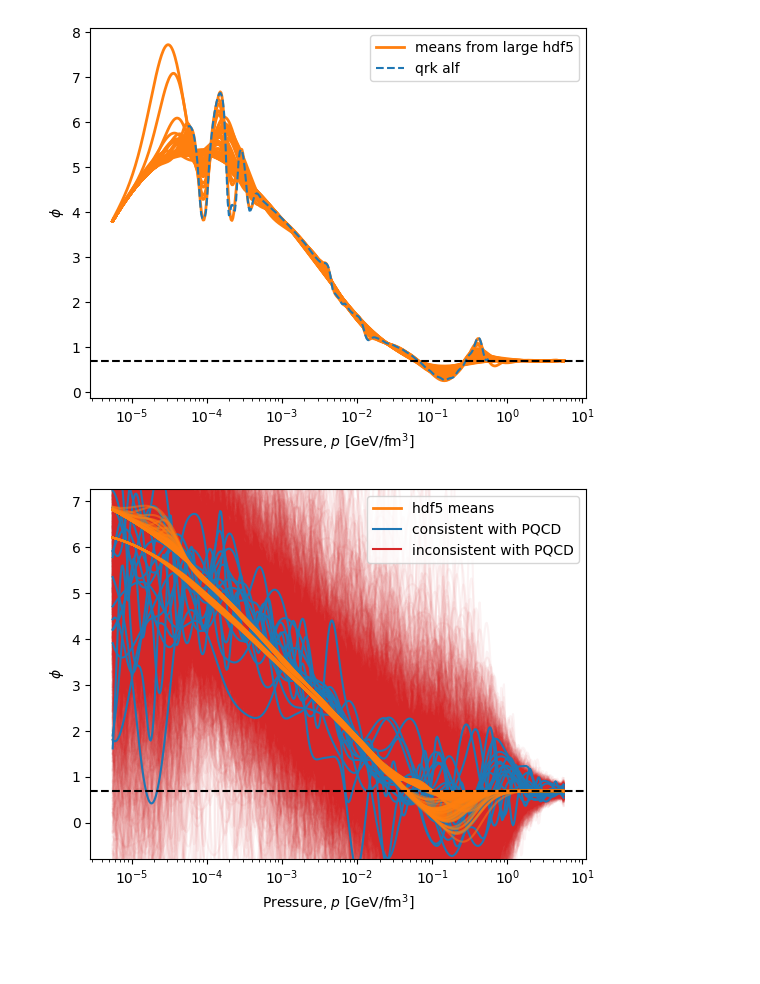
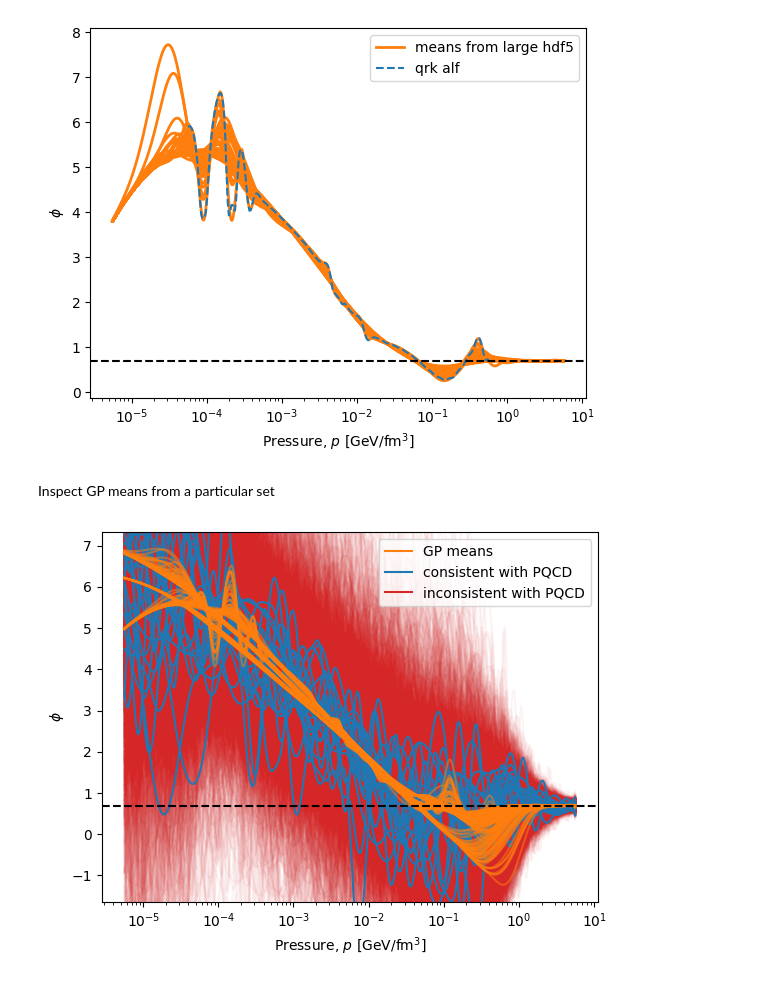
Before and after one commit to eliotfinch/pqcd, a Jupyter notebook: notebooks/inspect_gp_hdf5s.ipynb, the cells around one changed output. Cells and saved outputs as stored; diff of their text form; code cells hidden in the pictures; blank space fills up the shorter version.

```diff
--- a/notebooks/inspect_gp_hdf5s.ipynb
+++ b/notebooks/inspect_gp_hdf5s.ipynb
@@ -71,7 +75,7 @@ energy_density_mean = to_GeV_per_cubic_femtometre(eos[:, cols.index('energy_dens
 number_density_mean = to_nucleons_per_cubic_femtometre(eos[:, cols.index('baryon_density')])
 # %%
 sets = [2, 0, 1]
-N_samp = 1000
+N_samp = 10
 
 good_EOSs = {s: [] for s in sets}
 
@@ -103,7 +107,7 @@ for s in sets:
                     to_nucleons_per_cubic_femtometre(eos.baryon_density)/nsat,
                     to_GeV_per_cubic_femtometre(eos.pressurec2),
                     c='C3',
-                    alpha=0.05,
+                    alpha=0.1,
                     lw=1,
                     zorder=0.5
                 )
@@ -188,7 +194,7 @@ xlim = ax.get_xlim()
 ylim = ax.get_ylim()
 
 sets = [2, 0, 1]
-N_samp = 1000
+N_samp = 10
 
 good_EOSs = {s: [] for s in sets}
 
@@ -213,7 +219,7 @@ for s in sets:
                     to_nucleons_per_cubic_femtometre(eos.baryon_density)/nsat,
                     to_GeV_per_cubic_femtometre(eos.pressurec2),
                     c='C3',
-                    alpha=0.05,
+                    alpha=0.1,
                     lw=1,
                     zorder=0.5
                 )
@@ -373,11 +320,14 @@ _ = ax.set_ylabel(r'$\phi$')
 # %% [markdown]
 Perhaps we should be looking at the generated `hdf5` files, from which the EOSs are actually drawn.
 # %%
+# Here I generated EOSs using only qrk alf
+# ----------------------------------------
+
 gp_mean_dict = {}
 
 gp_mean_dict['qrk'] = {}
 
-hdf5_path = '../make-agnostic-processes/qrkagn/gpr_gpr_qrkagn.hdf5'
+hdf5_path = '../data/eos-draws-modified/05/gpr_gpr_qrkagn.hdf5'
 
 with h5py.File(hdf5_path, 'r') as f:
     for key in f.keys():
@@ -423,12 +373,15 @@ ax.set_xlabel(r'Pressure, $p$ [GeV/fm$^3$]')
 _ = ax.set_ylabel(r'$\phi$')
 # %% [output]
 [figure]
+# %% [markdown]
+Inspect GP means from a particular set
 # %%
+set = 6
 gp_mean_dict = {}
 
 for variety in ['had', 'hyp', 'qrk']:
 
-    hdf5_path = f'../make-agnostic-processes/{variety}agn/gpr_gpr_{variety}agn.hdf5'
+    hdf5_path = f'../data/eos-draws-modified/{set:02}/{variety}agn/gpr_gpr_{variety}agn.hdf5'
 
     gp_mean_dict[variety] = {}
 
@@ -446,65 +399,61 @@ for variety in ['had', 'hyp', 'qrk']:
 fig, ax = plt.subplots()
 ax.set_xscale('log')
 
-for variety in ['had', 'hyp']:
+for variety in ['had', 'hyp', 'qrk']:
     for key in gp_mean_dict[variety].keys():
-
         log_pressure, phi = gp_mean_dict[variety][key]
-
-        ax.plot(to_GeV_per_cubic_femtometre(np.exp(log_pressure)), phi, c='C1', zorder=3, alpha=0.5)
+        ax.plot(to_GeV_per_cubic_femtometre(np.exp(log_pressure)), phi, c='C1', zorder=2, alpha=0.5)
 
 xlim = ax.get_xlim()
 ylim = ax.get_ylim()
 
-sets = [0]
-N_samp = 1000
+N_samp = 2000
 
 pqcd_region_dict = pqcd.get_pqcd_region()
 
-for s in sets:
-    for variety in ['had', 'hyp', 'qrk']:
-        for ni in range(N_samp):
+for variety in ['had', 'hyp', 'qrk']:
+    for n in range(N_samp):
 
-            eos = pd.read_csv(f'../data/eos-draws-modified/{s:02}/{variety}agn/eos-draw-{ni:06}.csv')
+        eos = pd.read_csv(f'../data/eos-draws-modified/{set:02}/{variety}agn/DRAWmod1000-{int(n/1000):06}/eos-draw-{n:06}.csv')
 
-            if pqcd.consistent_with_pqcd(eos, pqcd_region_dict):
-                c='C0'
-                alpha=1
-                zorder=1
+        if pqcd.consistent_with_pqcd(eos, pqcd_region_dict):
+            c='C0'
+            alpha=1
+            zorder=1
 
-            else:
-                c='C3'
-                alpha=0.05
-                zorder=0.5
+        else:
+            c='C3'
+            alpha=0.05
+            zorder=0.5
 
-            gp = pd.read_csv(f'../data/eos-draws-modified/{s:02}/{variety}agn/draw-gpr_{variety}agn-{ni:06}.csv')
+        gp = pd.read_csv(f'../data/eos-draws-modified/{set:02}/{variety}agn/DRAWmod1000-{int(n/1000):06}/draw-gpr_{variety}agn-{n:06}.csv', comment='#')
 
-            ax.plot(
-                to_GeV_per_cubic_femtometre(np.exp(gp['log(pressurec2)'])),
-                gp['phi'],
-                color=c,
-                alpha=alpha,
-                zorder=zorder
-            )
+        ax.plot(
+            to_GeV_per_cubic_femtometre(np.exp(gp['log(pressurec2)'])),
+            gp['phi'],
+            color=c,
+            alpha=alpha,
+            zorder=zorder
+        )
 
 ax.set_xlim(xlim)
 ax.set_ylim(ylim)
 
-labels = ['hdf5 means', 'consistent with PQCD', 'inconsistent with PQCD']
+labels = ['GP means', 'consistent with PQCD', 'inconsistent with PQCD']
 handles = [
-    plt.Line2D([0], [0], color='C1', lw=2),
+    plt.Line2D([0], [0], color='C1'),
     plt.Line2D([0], [0], color='C0'),
     plt.Line2D([0], [0], color='C3')
     ]
 
-ax.legend(handles, labels)
+ax.legend(handles, labels, loc='upper right')
 
 ax.axhline(np.log(2), c='k', ls='--', zorder=10)
 
 ax.set_xlabel(r'Pressure, $p$ [GeV/fm$^3$]')
 _ = ax.set_ylabel(r'$\phi$')
 # %% [output]
-[figure, old version]
+[figure, new version]
 # %%
 fig, ax = plt.subplots()
 
```
Also changed, not shown: parts of 13 cells of this notebook.
